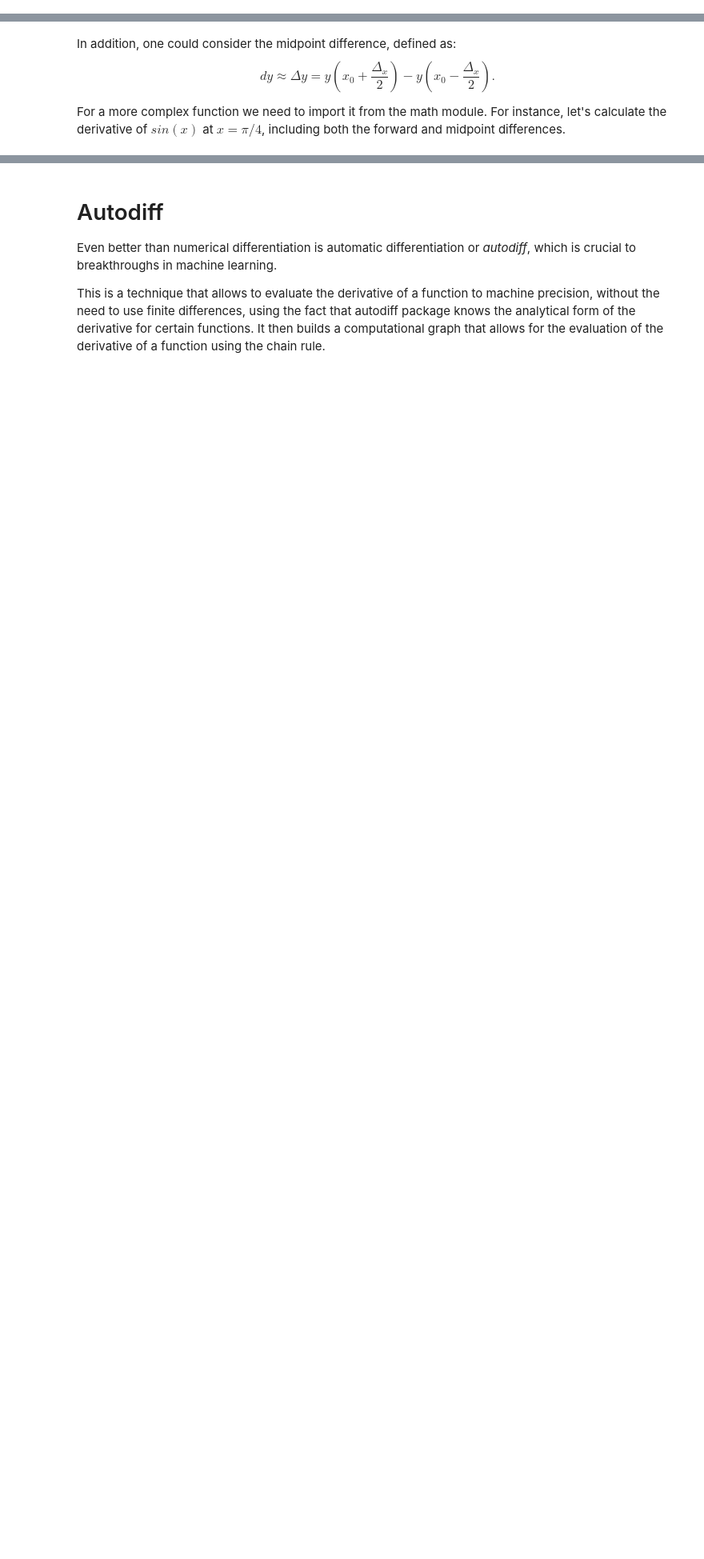
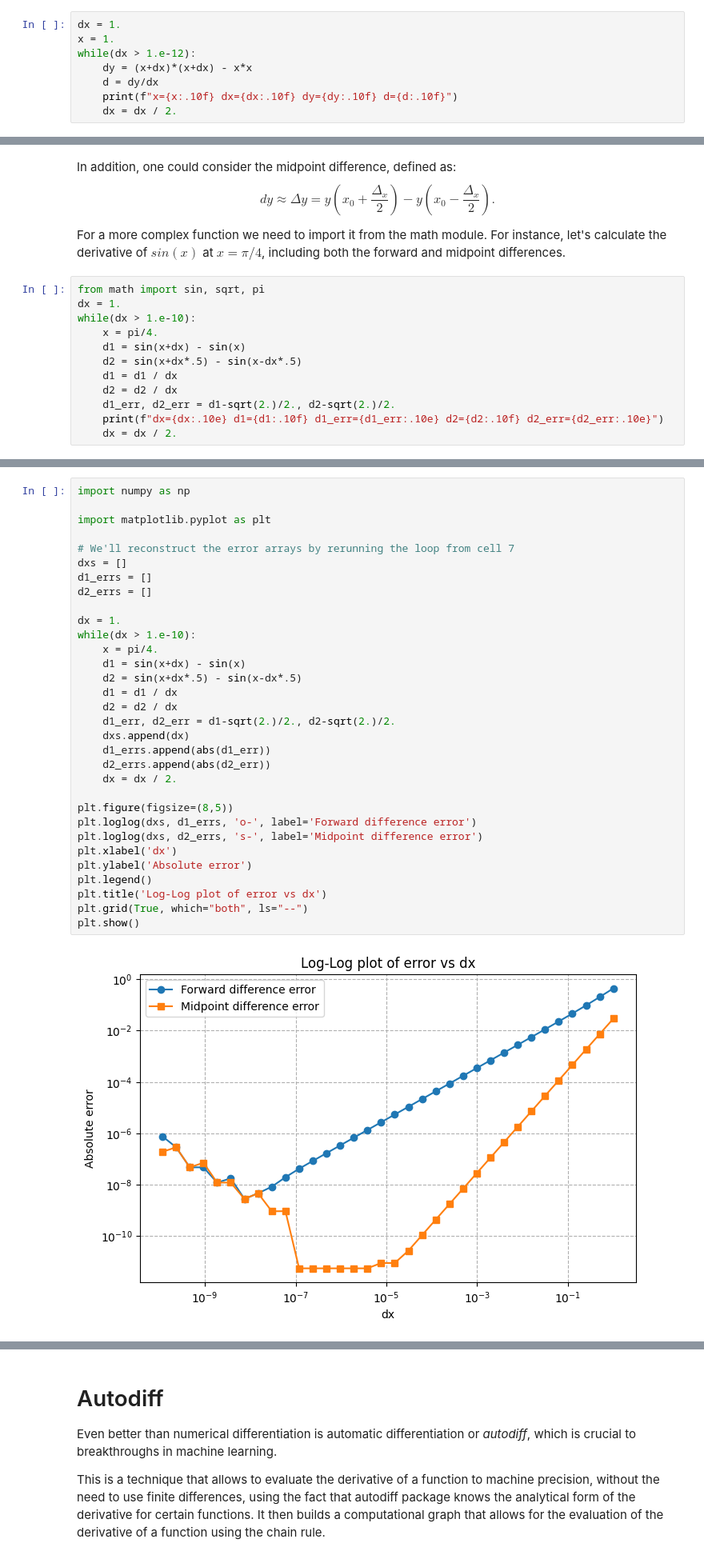
Before and after one commit to jimhalverson/COMP2025, a Jupyter notebook: lectures/Computational Physics/1_Lecture_Numerical Differentiation and Integration.ipynb, the cells around one changed output, grey strips where cells are left out. Shown at 80% size. Drawn from its saved outputs; the diff is of its cells as text; blank space fills up the shorter version.

```diff
--- a/lectures/Computational Physics/1_Lecture_Numerical Differentiation and Integration.ipynb
+++ b/lectures/Computational Physics/1_Lecture_Numerical Differentiation and Integration.ipynb
@@ -20,2 +46,10 @@ Why is it that the sequence does not converge? This is due to the round-off erro
 # %% [markdown]
 Let's try using powers of 1/2
+# %%
+dx = 1.
+x = 1.
+while(dx > 1.e-12):
+    dy = (x+dx)*(x+dx) - x*x
+    d = dy/dx
+    print(f"x={x:.10f} dx={dx:.10f} dy={dy:.10f} d={d:.10f}")
+    dx = dx / 2.
@@ -24,3 +76,15 @@ In addition, one could consider the midpoint difference, defined as:
 $$ dy \approx \Delta y = y(x_0+\frac{\Delta_x}{2})-y(x_0-\frac{\Delta_x}{2}).$$
 
 For a more complex function we need to import it from the math module. For instance, let's calculate the derivative of $sin(x)$ at $x=\pi/4$, including both the forward and midpoint differences.
+# %%
+from math import sin, sqrt, pi
+dx = 1.
+while(dx > 1.e-10):
+    x = pi/4.
+    d1 = sin(x+dx) - sin(x)
+    d2 = sin(x+dx*.5) - sin(x-dx*.5)
+    d1 = d1 / dx
+    d2 = d2 / dx
+    d1_err, d2_err = d1-sqrt(2.)/2., d2-sqrt(2.)/2.
+    print(f"dx={dx:.10e} d1={d1:.10f} d1_err={d1_err:.10e} d2={d2:.10f} d2_err={d2_err:.10e}")
+    dx = dx / 2.
@@ -27,3 +109,37 @@ For a more complex function we need to import it from the math module. For insta
+# %%
+import numpy as np
+
+import matplotlib.pyplot as plt
+
+# We'll reconstruct the error arrays by rerunning the loop from cell 7
+dxs = []
+d1_errs = []
+d2_errs = []
+
+dx = 1.
+while(dx > 1.e-10):
+    x = pi/4.
+    d1 = sin(x+dx) - sin(x)
+    d2 = sin(x+dx*.5) - sin(x-dx*.5)
+    d1 = d1 / dx
+    d2 = d2 / dx
+    d1_err, d2_err = d1-sqrt(2.)/2., d2-sqrt(2.)/2.
+    dxs.append(dx)
+    d1_errs.append(abs(d1_err))
+    d2_errs.append(abs(d2_err))
+    dx = dx / 2.
+
+plt.figure(figsize=(8,5))
+plt.loglog(dxs, d1_errs, 'o-', label='Forward difference error')
+plt.loglog(dxs, d2_errs, 's-', label='Midpoint difference error')
+plt.xlabel('dx')
+plt.ylabel('Absolute error')
+plt.legend()
+plt.title('Log-Log plot of error vs dx')
+plt.grid(True, which="both", ls="--")
+plt.show()
+# %% [output]
+[figure, added]
 # %% [markdown]
 What do you notice? Which one does better?
 
```
Also changed, not shown: parts of 25 cells of this notebook, 2 other files.
